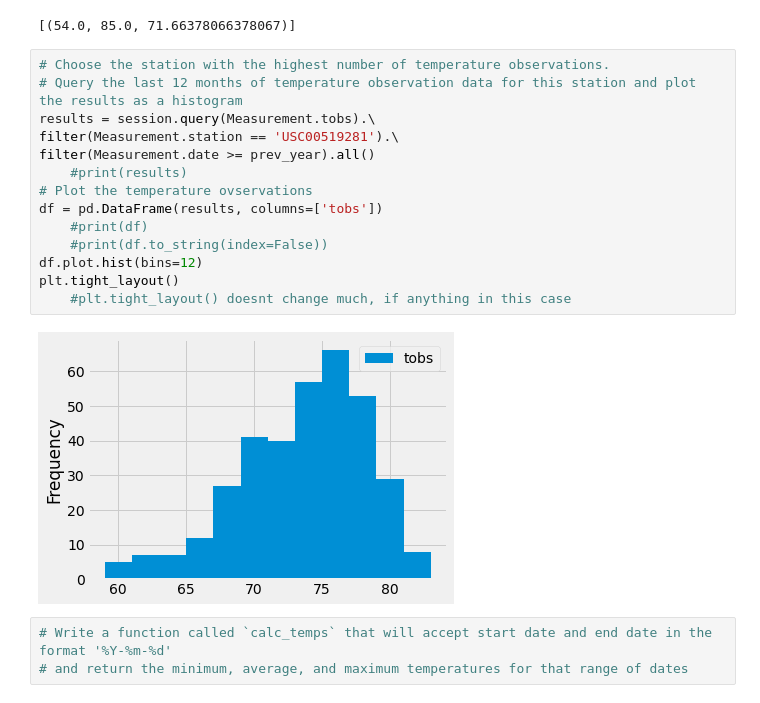
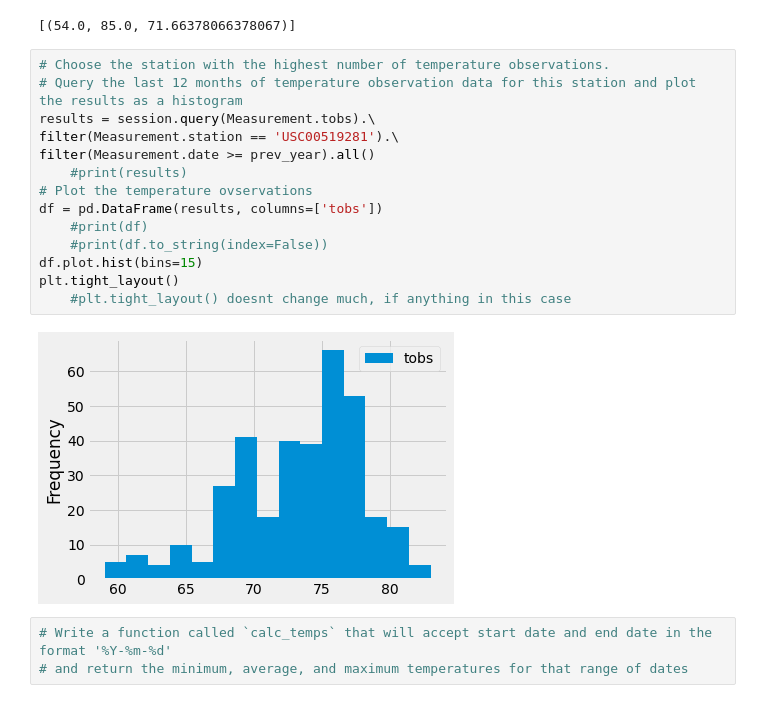
Before and after one commit to KevinDBrian/Surfs_Up, a Jupyter notebook: climate_analysis.ipynb, the cells around one changed output. Cells and saved outputs as stored; diff of their text form.

```diff
--- a/climate_analysis.ipynb
+++ b/climate_analysis.ipynb
@@ -115,19 +115,19 @@ filter(Measurement.station == 'USC00519281').all()
 # %%
 # Choose the station with the highest number of temperature observations.
 # Query the last 12 months of temperature observation data for this station and plot the results as a histogram
 results = session.query(Measurement.tobs).\
 filter(Measurement.station == 'USC00519281').\
 filter(Measurement.date >= prev_year).all()
     #print(results)
 # Plot the temperature ovservations
 df = pd.DataFrame(results, columns=['tobs'])
     #print(df)
     #print(df.to_string(index=False))
-df.plot.hist(bins=12)
+df.plot.hist(bins=15)
 plt.tight_layout()
     #plt.tight_layout() doesnt change much, if anything in this case
 # %% [output]
-[figure, old version]
+[figure, new version]
 # %%
 # Write a function called `calc_temps` that will accept start date and end date in the format '%Y-%m-%d'
 # and return the minimum, average, and maximum temperatures for that range of dates
```
Also changed, not shown: 1 other file.
